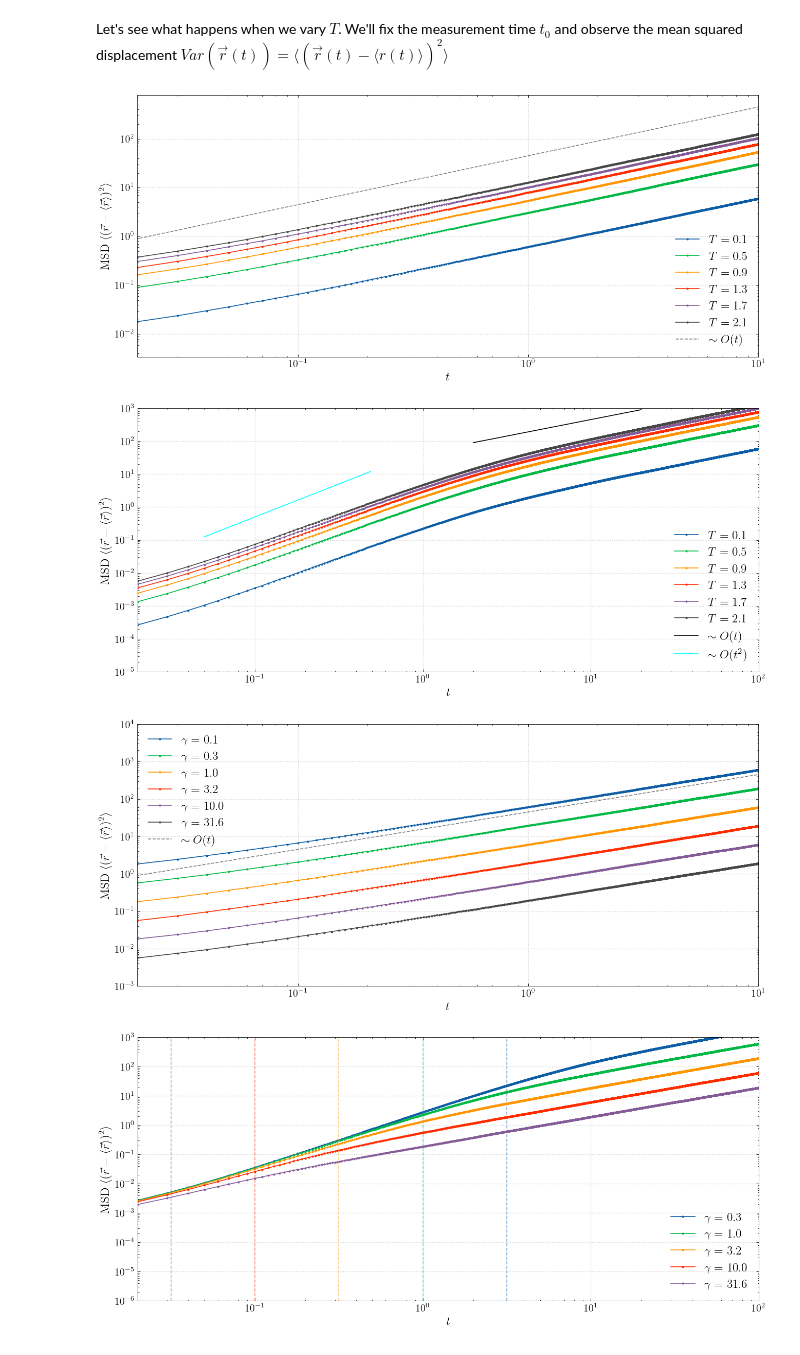
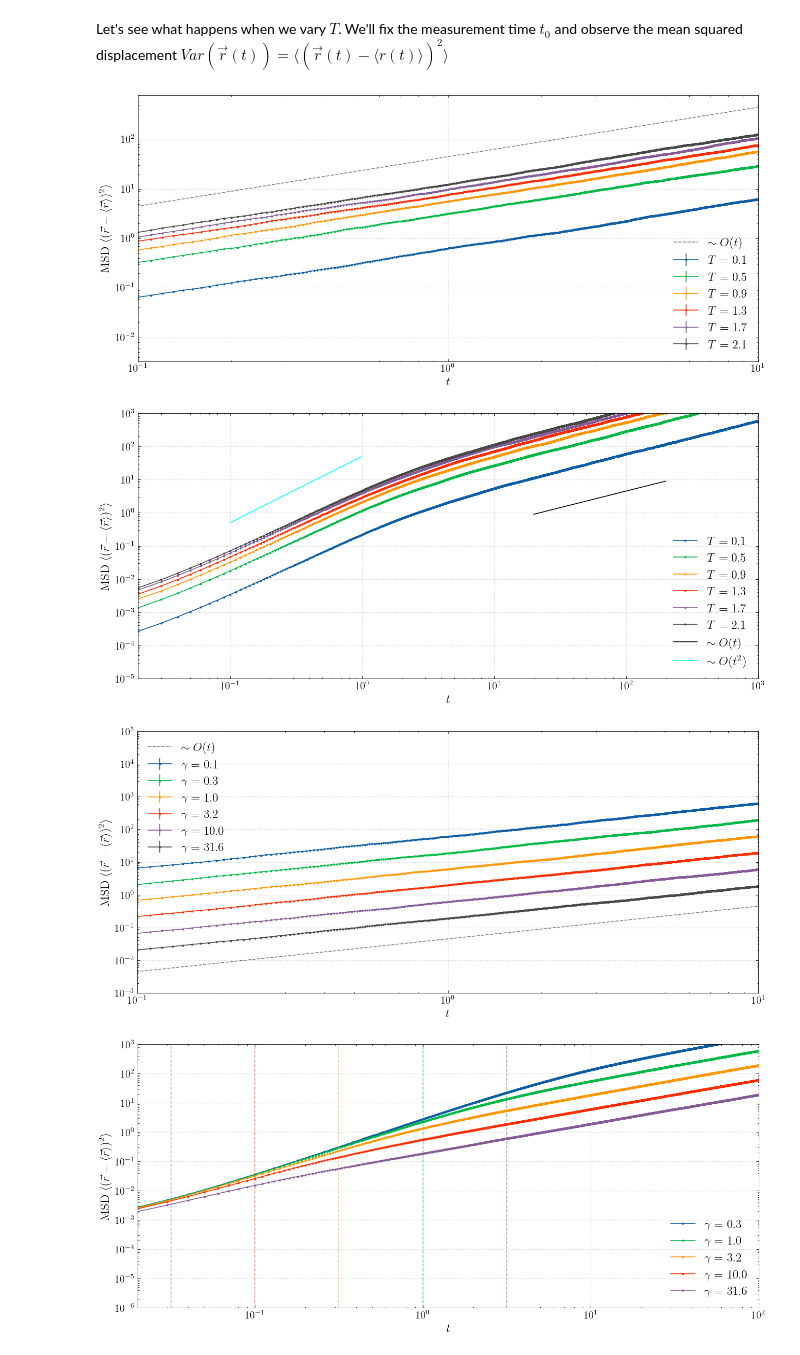
Before and after one commit to lorenzorizzi17/NumericalMethodsForSoftMatter, a Jupyter notebook: MolecularDynamics/Ex6/BrownianLangevin.ipynb, the cells around one changed output. Drawn from its saved outputs; the diff is of its cells as text; code cells hidden in the pictures.

```diff
--- a/MolecularDynamics/Ex6/BrownianLangevin.ipynb
+++ b/MolecularDynamics/Ex6/BrownianLangevin.ipynb
@@ -20,6 +20,7 @@ def computeBrownianTrajectories(T, gamma, dt, steps, N, m = 1, sigma = 1.0, L =
     r = np.zeros((N, 3))
     # Mean squared distance from (0,0,0)
     msd = np.zeros(steps)
+    errors = np.zeros(steps)
 
     noiseFactor = np.sqrt(2 * T / (m * gamma))
 
@@ -29,13 +30,15 @@ def computeBrownianTrajectories(T, gamma, dt, steps, N, m = 1, sigma = 1.0, L =
         # Update positions (the only term is the random noise, no external forces)
         r = r + noiseFactor * xi * np.sqrt(dt)
         msd[t] = np.mean(np.sum(r**2, axis=1))
-    return r, msd
+        errors[t] = np.std(np.sum(r**2, axis=1)) / np.sqrt(N)
+    return r, msd, errors
 
 def computeLangevinTrajectories(T, gamma, dt, steps, N, m = 1, sigma = 1.0, L = 20.0):
     r = np.zeros((N, 3))
     v_thermal_std = np.sqrt(T / m)
     v = np.random.normal(loc=0.0, scale=v_thermal_std, size=(N, 3))
     msd = np.zeros(steps)
+    errors = np.zeros(steps)
     # Prefactor for the stochastic term
     force_noise_mag = np.sqrt(2.0 * m * gamma * T / dt)
     # Initial force
@@ -57,7 +60,8 @@ def computeLangevinTrajectories(T, gamma, dt, steps, N, m = 1, sigma = 1.0, L =
 
         force = force_new
         msd[t] = np.mean(np.sum(r**2, axis=1))
-    return r, msd
+        errors[t] = np.std(np.sum(r**2, axis=1)) / np.sqrt(N)
+    return r, msd, errors
 # %% [markdown]
 Let's see what happens when we vary $T$. We'll fix the measurement time $t_0$ and observe the mean squared displacement $Var(\vec r (t)) = \langle (\vec r(t) - \langle r (t) \rangle )^2\rangle$
 # %%
@@ -66,15 +70,17 @@ temperatures = np.arange(0.1, 2.2, 0.4)
 gamma = 1.0
 dt = 0.01
 steps = 1000
-N = 10000
+N = 1000
 msd_brownian = []
+errors_msd = []
 for T in temperatures:
-    _, msd = computeBrownianTrajectories(T, gamma, dt, steps, N)
+    _, msd, errors = computeBrownianTrajectories(T, gamma, dt, steps, N)
     msd_brownian.append(msd)
+    errors_msd.append(errors)
 
 plt.figure(figsize=(11, 5), dpi = 120)
 for i, T in enumerate(temperatures):
-    plt.plot(np.arange(steps) * dt, msd_brownian[i], marker='o', markersize = 1.5, label = fr'$T={T:.1f}$')
+    plt.errorbar(np.arange(steps) * dt, msd_brownian[i], yerr=errors_msd[i], marker='o', markersize = 1.5, label = fr'$T={T:.1f}$')
 plt.xlabel('$t$', fontsize=14)
 plt.ylabel(r'MSD $\langle (\vec r- \langle \vec r \rangle)^2 \rangle$', fontsize=14)
 # Reference line for diffusion
@@ -82,66 +88,72 @@ plt.plot(np.arange(steps) * dt, (np.arange(steps) * dt*45), 'k--', alpha=0.5, la
 plt.xticks(fontsize=12)
 plt.yticks(fontsize=12)
 plt.grid(True, linestyle=':', linewidth=0.8, alpha=0.6)
-plt.tight_layout()
 plt.legend(framealpha=0.9, fontsize=14)
 plt.yscale('log')
 plt.xscale('log')
-plt.xlim(2*dt, steps*dt)
+plt.xlim(10*dt, steps*dt)
+plt.tight_layout()
+plt.savefig("../../tex2/FIG/brownian_msd_vs_t.pdf", dpi = 300)
 plt.show()
 # %% [output]
-[figure, old version]
+[figure, new version]
 # %%
 temperatures = np.arange(0.1, 2.2, 0.4)
 
 gamma = 1.0
 dt = 0.01
-steps = 10000
-N = 10000
+steps = 100000
+N = 1000
 msd_langevin = []
+errors_langevin = []
 
 for T in temperatures:
-    _, msd = computeLangevinTrajectories(T, gamma, dt, steps, N)
+    _, msd, errors = computeLangevinTrajectories(T, gamma, dt, steps, N)
     msd_langevin.append(msd)
+    errors_langevin.append(errors)
 
 plt.figure(figsize=(11, 5), dpi = 120)
 for i, T in enumerate(temperatures):
     plt.plot(np.arange(steps) * dt, msd_langevin[i], marker='o', markersize = 1.5, label = fr'$T={T:.1f}$')
 plt.xlabel('$t$', fontsize=14)
 plt.ylabel(r'MSD $\langle (\vec r- \langle \vec r \rangle)^2 \rangle$', fontsize=14)
 # Reference line for diffusion
-plt.plot(np.arange(steps/50, steps/5) * dt, (np.arange(steps/50, steps/5) * dt*45), linestyle='-', color = "black", label=fr"$\sim O(t)$")
-plt.plot(np.arange(5, steps/200) * dt, 0.5*(np.arange(5, steps/200)**2 * dt),linestyle='-', color = "cyan", label=fr"$\sim O(t^2)$")
+plt.plot(np.arange(steps/50, steps/5) * dt, (np.arange(steps/50, steps/5) * dt*0.045), linestyle='-', color = "black", label=fr"$\sim O(t)$")
+plt.plot(np.arange(10, steps/1000) * dt, 0.5*(np.arange(10, steps/1000)**2 * dt),linestyle='-', color = "cyan", label=fr"$\sim O(t^2)$")
 plt.xticks(fontsize=12)
 plt.yticks(fontsize=12)
 plt.grid(True, linestyle=':', linewidth=0.8, alpha=0.6)
 plt.tight_layout()
 plt.legend(framealpha=0.9, fontsize=14)
 plt.yscale('log')
 plt.xscale('log')
 plt.xlim(2*dt, steps*dt)
 plt.ylim(1e-5,1e3)
+plt.savefig("../../tex2/FIG/langevin_msd_vs_t.pdf", dpi = 300)
 plt.show()
 # %% [output]
-[figure, old version]
+[figure, new version]
 # %%
 gammas = 10.0**np.arange(-1, 2, 0.5)
 
 T = 1
 dt = 0.01
 steps = 1000
-N = 10000
+N = 1000
 msd_brownian = []
+errors_brownian = []
 for gamma in gammas:
-    _, msd = computeBrownianTrajectories(T, gamma, dt, steps, N)
+    _, msd, errors = computeBrownianTrajectories(T, gamma, dt, steps, N)
     msd_brownian.append(msd)
+    errors_brownian.append(errors)
 
 plt.figure(figsize=(11, 5), dpi = 120)
 for i, gamma in enumerate(gammas):
-    plt.plot(np.arange(steps) * dt, msd_brownian[i], marker='o', markersize = 1.5, label = fr'$\gamma={gamma:.1f}$')
+    plt.errorbar(np.arange(steps) * dt, msd_brownian[i], yerr=errors_brownian[i], marker='o', markersize = 1.5, label = fr'$\gamma={gamma:.1f}$')
 plt.xlabel('$t$', fontsize=14)
 plt.ylabel(r'MSD $\langle (\vec r- \langle \vec r \rangle)^2 \rangle$', fontsize=14)
 # Reference line for diffusion
-plt.plot(np.arange(steps) * dt, (np.arange(steps) * dt*45), 'k--', alpha=0.5, label=fr"$\sim O(t)$")
+plt.plot(np.arange(steps) * dt, (np.arange(steps) * dt*0.045), 'k--', alpha=0.5, label=fr"$\sim O(t)$")
 plt.xticks(fontsize=12)
 plt.yticks(fontsize=12)
 plt.grid(True, linestyle=':', linewidth=0.8, alpha=0.6)
@@ -149,11 +161,12 @@ plt.tight_layout()
 plt.legend(framealpha=0.9, fontsize=14)
 plt.yscale('log')
 plt.xscale('log')
-plt.xlim(2*dt, steps*dt)
-plt.ylim(1e-3, 1e4)
+plt.xlim(10*dt, steps*dt)
+plt.ylim(1e-3, 1e5)
+plt.savefig("../../tex2/FIG/brownian_msd_vs_gamma.pdf", dpi = 300)
 plt.show()
 # %% [output]
-[figure, old version]
+[figure, new version]
 # %%
 gammas = 10.0**np.arange(-0.5, 2, 0.5)
 
```
Also changed, not shown: 7 other files.
